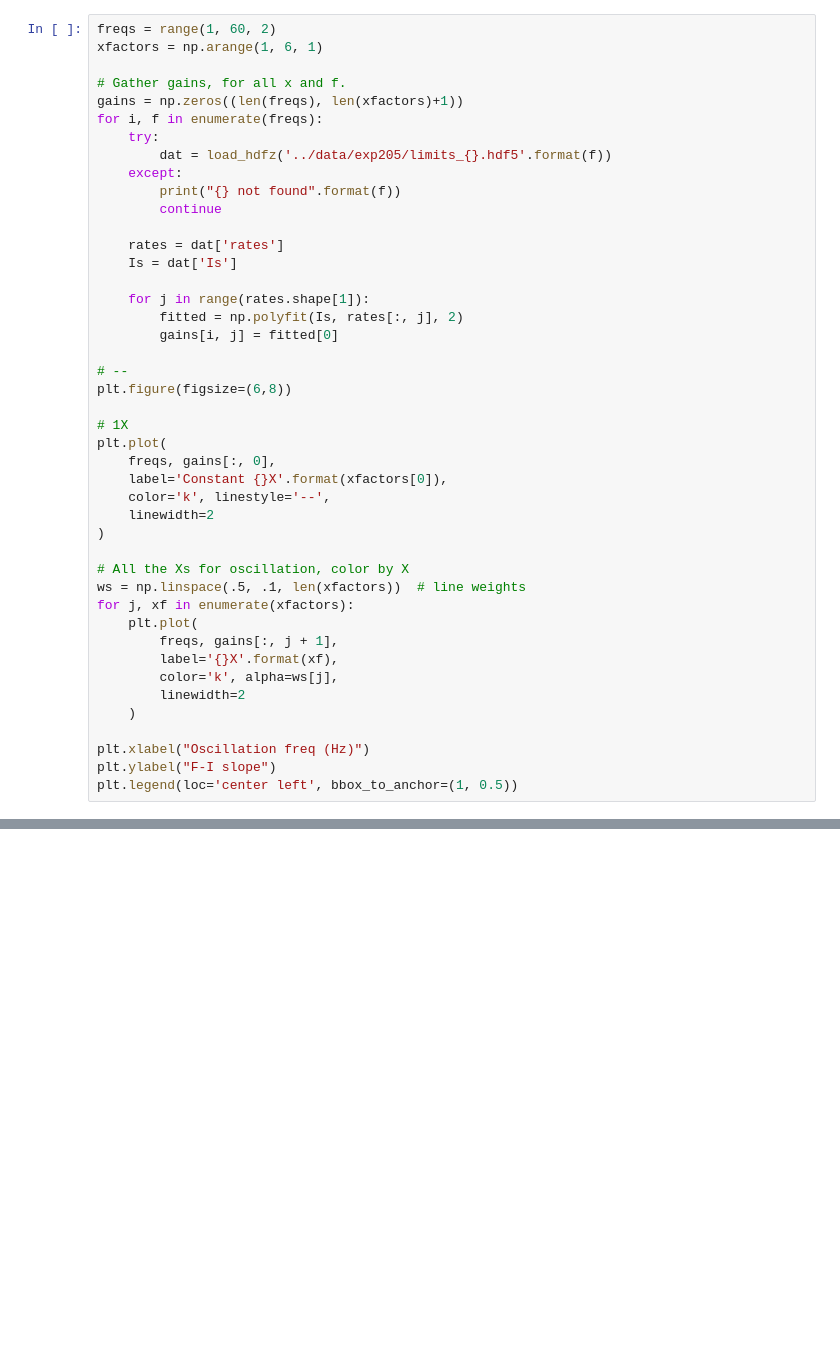
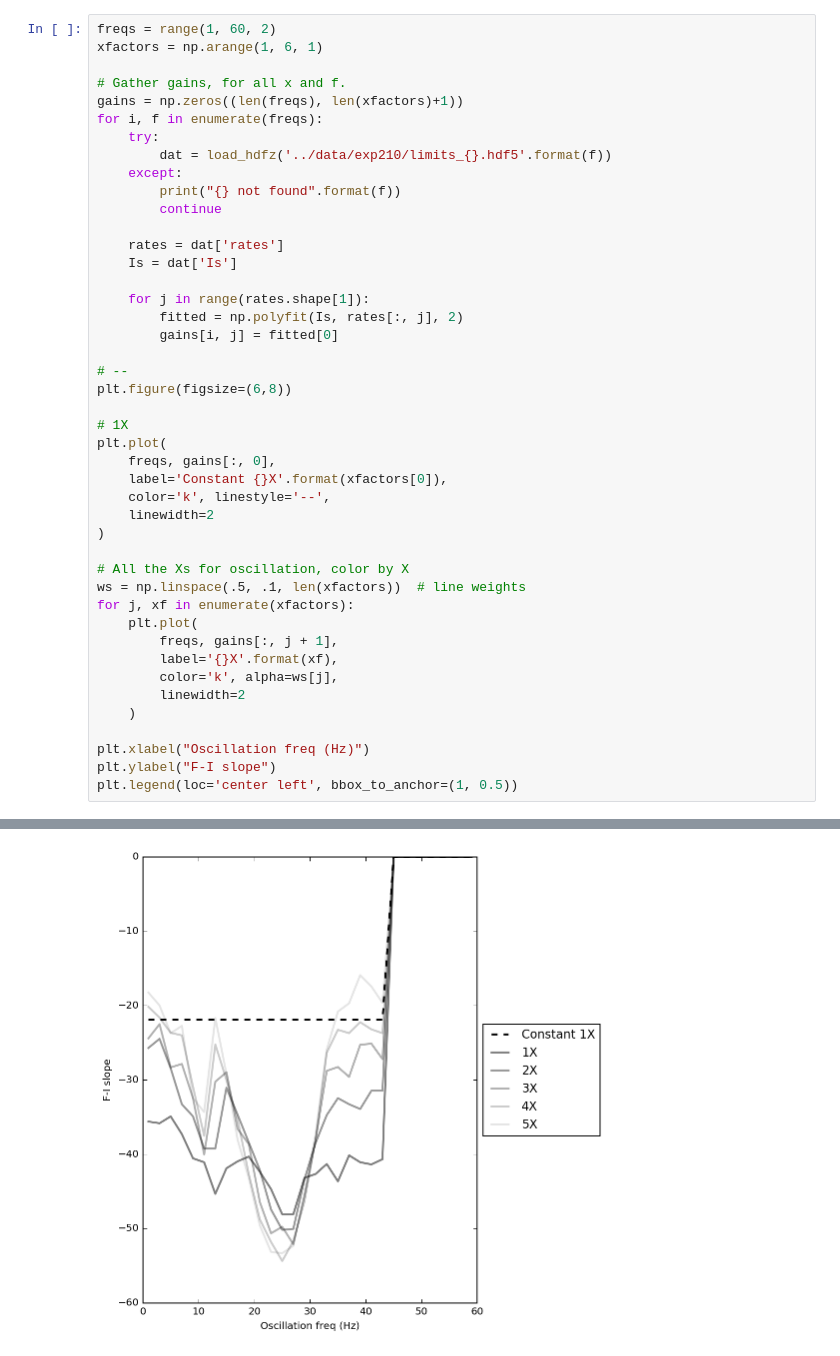
Before and after one commit to voytekresearch/pacological, a Jupyter notebook: ipynb/fitz.ipynb, the cells around one changed output, grey strips where cells are left out. Saved outputs shown, nothing was run; the diff lists cells and outputs as text; blank space fills up the shorter version.

```diff
--- a/ipynb/fitz.ipynb
+++ b/ipynb/fitz.ipynb
@@ -112,7 +199,7 @@ xfactors = np.arange(1, 6, 1)
 gains = np.zeros((len(freqs), len(xfactors)+1))
 for i, f in enumerate(freqs):
     try:
-        dat = load_hdfz('../data/exp205/limits_{}.hdf5'.format(f))
+        dat = load_hdfz('../data/exp210/limits_{}.hdf5'.format(f))
     except:
         print("{} not found".format(f))
         continue
@@ -148,3 +235,4 @@ for j, xf in enumerate(xfactors):
 plt.xlabel("Oscillation freq (Hz)")
 plt.ylabel("F-I slope")
 plt.legend(loc='center left', bbox_to_anchor=(1, 0.5))
+# %% [output]
@@ -150,0 +248 @@ plt.legend(loc='center left', bbox_to_anchor=(1, 0.5))
+[figure, added]
```
Also changed, not shown: parts of 14 cells of this notebook, 13 other files.
